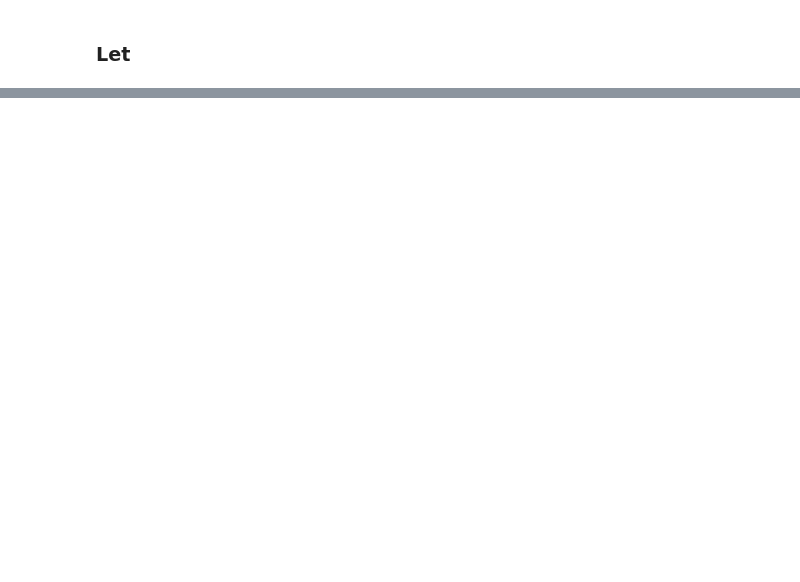
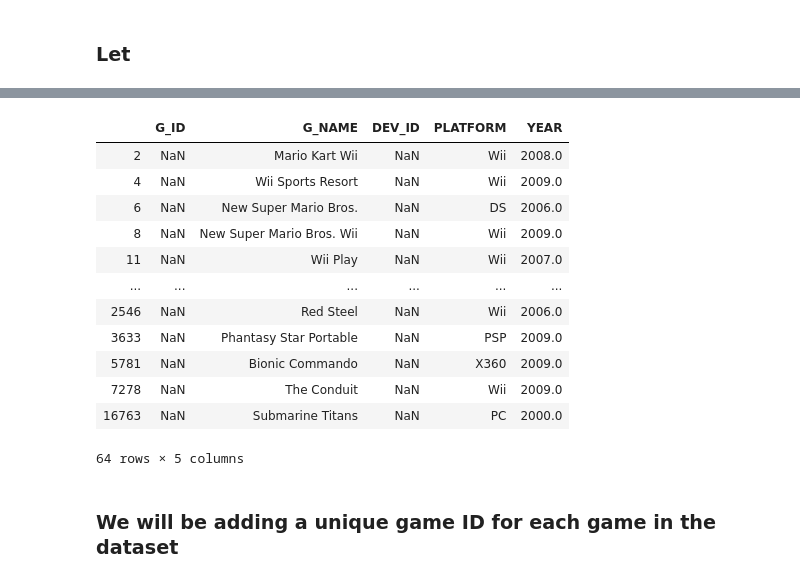
Before and after one commit to ashwinjohn3/Assignment-2, a Jupyter notebook: Assignment 2.ipynb, the cells around one changed output, grey strips where cells are left out. Cells and saved outputs as stored; diff of their text form; code cells hidden in the pictures; blank space fills up the shorter version.

Commit message:
Using Python Script to create tables

```diff
--- a/Assignment 2.ipynb
+++ b/Assignment 2.ipynb
@@ -142,0 +134,28 @@ FROM GAMEDATA''')
+# %%
+df = df.drop(['GLOBAL_SALES','NA_SALES','PAL_SALES','JP_SALES','OTHER_SALES'],axis = 1)
+# %%
+df = df.dropna()
+# %%
+game_inventory = pd.DataFrame(columns = ['G_ID', 'G_NAME','DEV_ID', 'PLATFORM','YEAR'])
+# %%
+game_inventory['G_NAME'] = df['Name']
+game_inventory['PLATFORM'] = df['PLATFORM']
+game_inventory['YEAR'] = df['YRS']
+# %%
+game_inventory
+# %% [output]
+|  | G_ID | G_NAME | DEV_ID | PLATFORM | YEAR |
+| 2 | NaN | Mario Kart Wii | NaN | Wii | 2008.0 |
+| 4 | NaN | Wii Sports Resort | NaN | Wii | 2009.0 |
+| 6 | NaN | New Super Mario Bros. | NaN | DS | 2006.0 |
+| 8 | NaN | New Super Mario Bros. Wii | NaN | Wii | 2009.0 |
+| 11 | NaN | Wii Play | NaN | Wii | 2007.0 |
+| ... | ... | ... | ... | ... | ... |
+| 2546 | NaN | Red Steel | NaN | Wii | 2006.0 |
+| 3633 | NaN | Phantasy Star Portable | NaN | PSP | 2009.0 |
+| 5781 | NaN | Bionic Commando | NaN | X360 | 2009.0 |
+| 7278 | NaN | The Conduit | NaN | Wii | 2009.0 |
+| 16763 | NaN | Submarine Titans | NaN | PC | 2000.0 |
+64 rows × 5 columns
+# %% [markdown]
+### We will be adding a unique game ID for each game in the dataset
```
Also changed, not shown: parts of 45 cells of this notebook.
